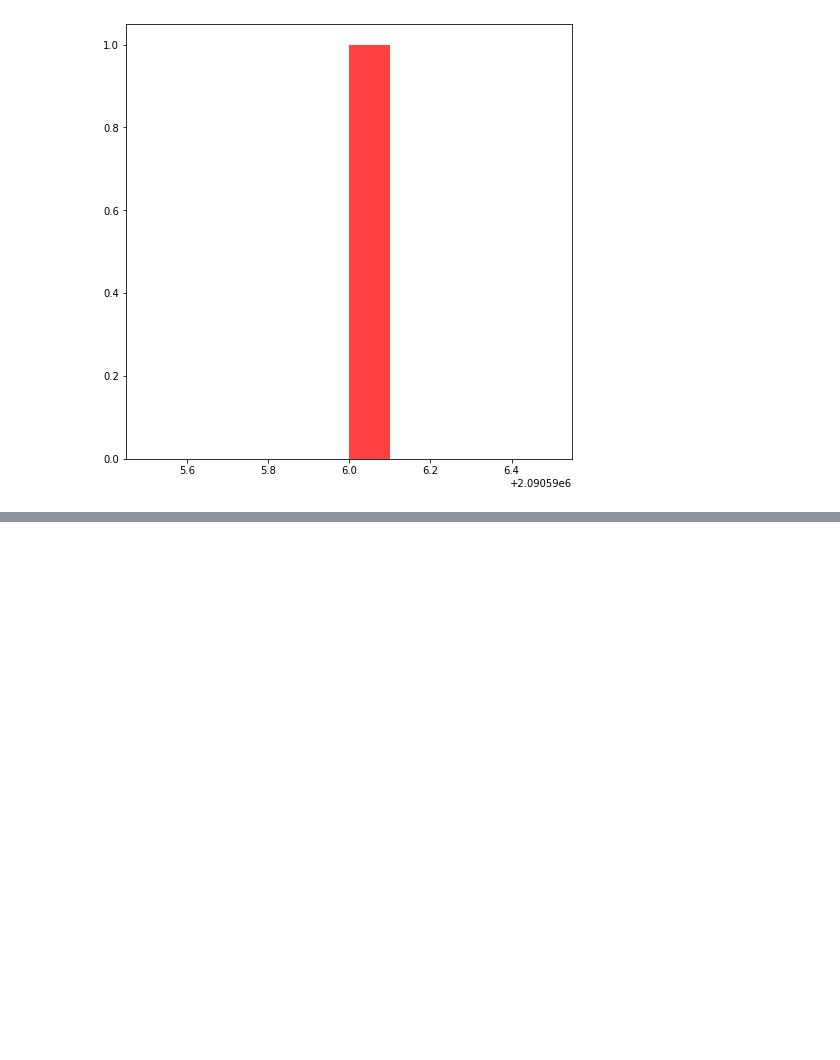
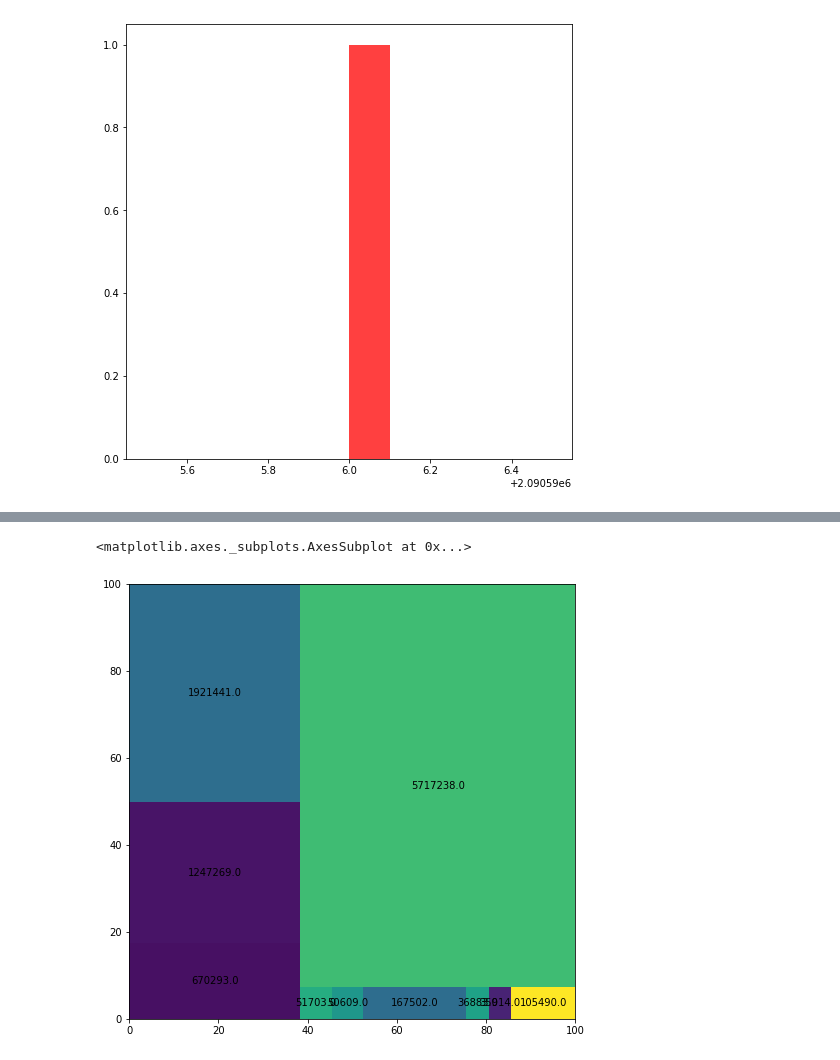
Before and after one commit to waraporn19/data_viz, a Jupyter notebook: Visualize_Data_Comparison.ipynb, the cells around one changed output, grey strips where cells are left out. Cells and saved outputs as stored; diff of their text form; code cells hidden in the pictures; blank space fills up the shorter version.

```diff
--- a/Visualize_Data_Comparison.ipynb
+++ b/Visualize_Data_Comparison.ipynb
@@ -298,0 +334,5 @@ plt.hist(q7_1.count(),10,facecolor = 'red',alpha=0.75);
+# %%
+squarify.plot(output2[0],value=output2[0])#ใส่ตัวเลข
+# %% [output]
+<matplotlib.axes._subplots.AxesSubplot at 0x...>
+[figure, added]
```
Also changed, not shown: parts of 31 cells of this notebook.
